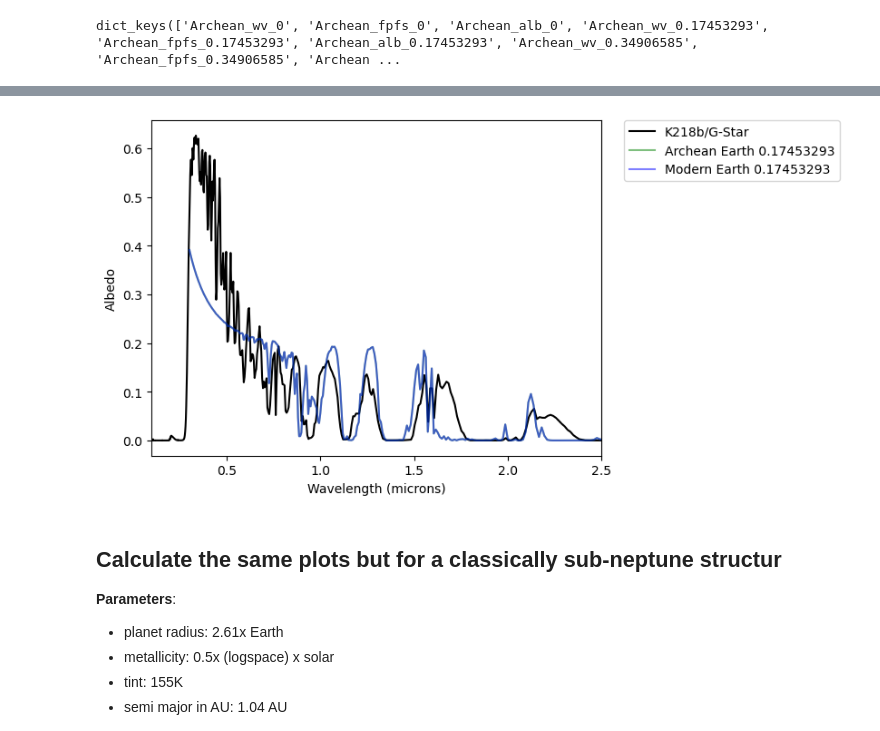
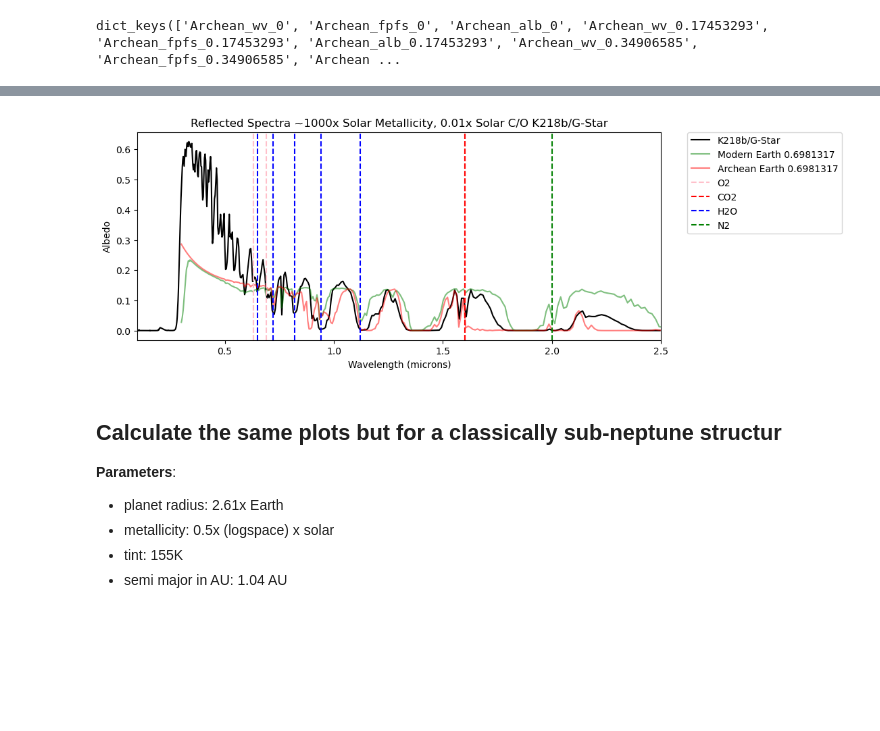
Before and after one commit to Nicholaswogan/MiniNeptuneGrid26_PostBac, a Jupyter notebook: O2RichModernEarthCompW7.ipynb, the cells around one changed output, grey strips where cells are left out. Saved outputs shown, nothing was run; the diff lists cells and outputs as text; code cells hidden in the pictures; blank space fills up the shorter version.

```diff
--- a/O2RichModernEarthCompW7.ipynb
+++ b/O2RichModernEarthCompW7.ipynb
@@ -908,39 +905,57 @@ with open('earth_diff_phases.pkl', 'rb') as file:
                     wv_archean = earth_dict[key]
                     wv_archean_list.append(wv_archean)
                 if key.startswith(f'Archean_fpfs_'):
                     fpfs_archean = earth_dict[key]
                     fpfs_archean_list.append(fpfs_archean)
                 if key.startswith(f'Archean_alb_'):
                     alb_archean = earth_dict[key]
                     alb_archean_list.append(alb_archean)
                 if key.startswith(f'Modern_wv_'):
                     wv_modern = earth_dict[key]
                     wv_modern_list.append(wv_modern)
                 if key.startswith(f'Modern_fpfs_'):
                     fpfs_modern = earth_dict[key]
                     fpfs_modern_list.append(fpfs_modern)
                 if key.startswith(f'Modern_alb_'):
                     alb_modern = earth_dict[key]
-                    alb_modern_list.append(alb_archean)
+                    alb_modern_list.append(alb_modern)
 
 index_earth_full = np.linspace(0, len(phase_earth) - 1, len(phase_earth), dtype='int')
-index_earth = index_earth_full[1:2]
+index_earth = index_earth_full[4:5]
 
 # Define a list of colors or use a color cycle
-colors = ['green', 'blue', 'orange']
+colors = ['green', 'red', 'orange']
 color_cycler = cycle(colors) # For cycling through colors if more data sets than colors
 
-fig, ax = plt.subplots()
+H2O_list = [0.65, 0.72, 0.82, 0.94, 1.12]
+O2_list = [0.63, 0.69]
+CO2_list = [1.6]
+N2_list = [2.0]
+
+#H2_list = [2.12, 1.2, 0.8, 2.05]
+
+fig, ax = plt.subplots(1, figsize=(10, 4))
 ax.plot(1e4/wno_1000metal_001co, alb_1000metal_001co, c='k', lw=1.5, label='K218b/G-Star')
 ax.set_ylabel('Albedo')
 ax.set_xlabel('Wavelength (microns)')
 ax.set_xlim(0.1, 2.5)
 for index_earth_val in index_earth:
+    ax.plot(1e4/wv_modern_list[index_earth_val], alb_modern_list[index_earth_val], c=next(color_cycler), lw=1.5, alpha=0.5, label=f'Modern Earth {phase_earth[index_earth_val]}')
     ax.plot(1e4/wv_archean_list[index_earth_val], alb_archean_list[index_earth_val], c=next(color_cycler), lw=1.5, alpha=0.5, label=f'Archean Earth {phase_earth[index_earth_val]}')
-    ax.plot(1e4/wv_modern_list[index_earth_val], alb_modern_list[index_earth_val], c=next(color_cycler), lw=1.5, alpha=0.5, label=f'Modern Earth {phase_earth[index_earth_val]}')
+    for value in H2O_list:
+        ax.axvline(x=value, color='b', linestyle='--')
+    for value in O2_list:
+        ax.axvline(x=value, color='pink', linestyle='--')
+    for value in CO2_list:
+        ax.axvline(x=value, color='red', linestyle='--')
+    ax.axvline(x=O2_list[0], color='pink', linestyle='--', label='O2')
+    ax.axvline(x=CO2_list[0], color='red', linestyle='--', label='CO2')
+    ax.axvline(x=H2O_list[0], color='b', linestyle='--', label='H2O')
+    ax.axvline(x=N2_list[0], color='green', linestyle='--', label='N2')
     ax.legend(bbox_to_anchor=(1.05, 1), loc='upper left', borderaxespad=0.)
+    ax.set_title(f'Reflected Spectra ~1000x Solar Metallicity, 0.01x Solar C/O K218b/G-Star')
 # %% [output]
-[figure, old version]
+[figure, new version]
 # %% [markdown]
 ## Calculate the same plots but for a classically sub-neptune structur
 **Parameters**:
```
Also changed, not shown: parts of 4 cells of this notebook, 1 other file.
